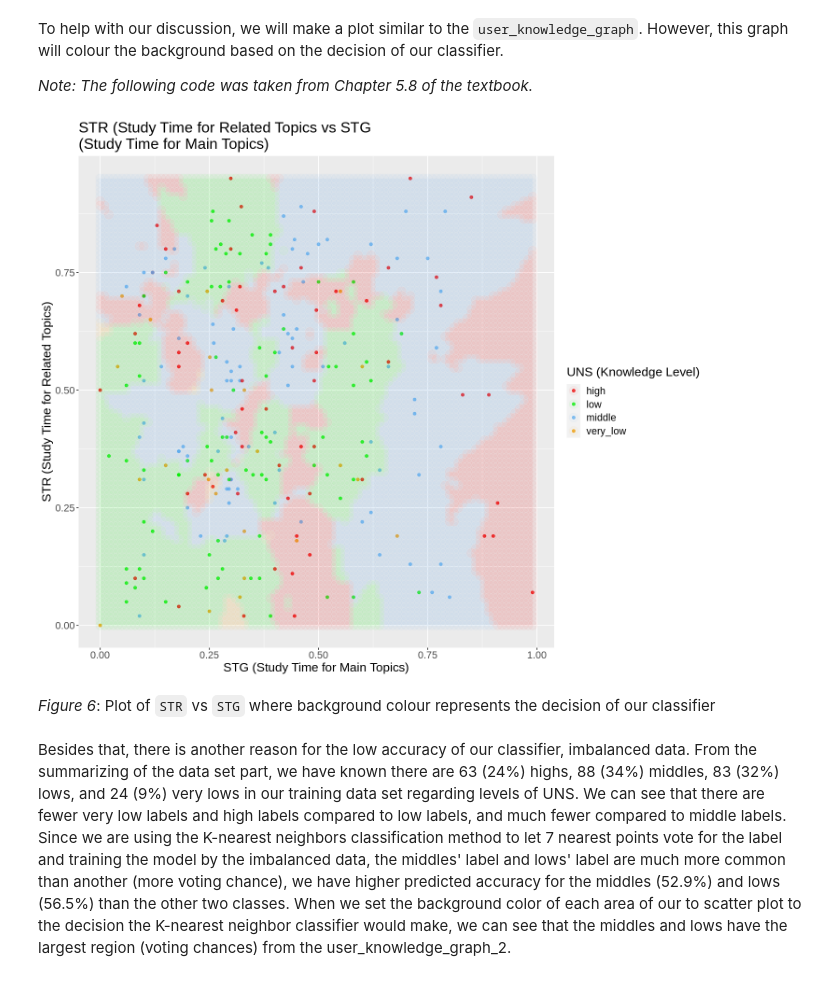
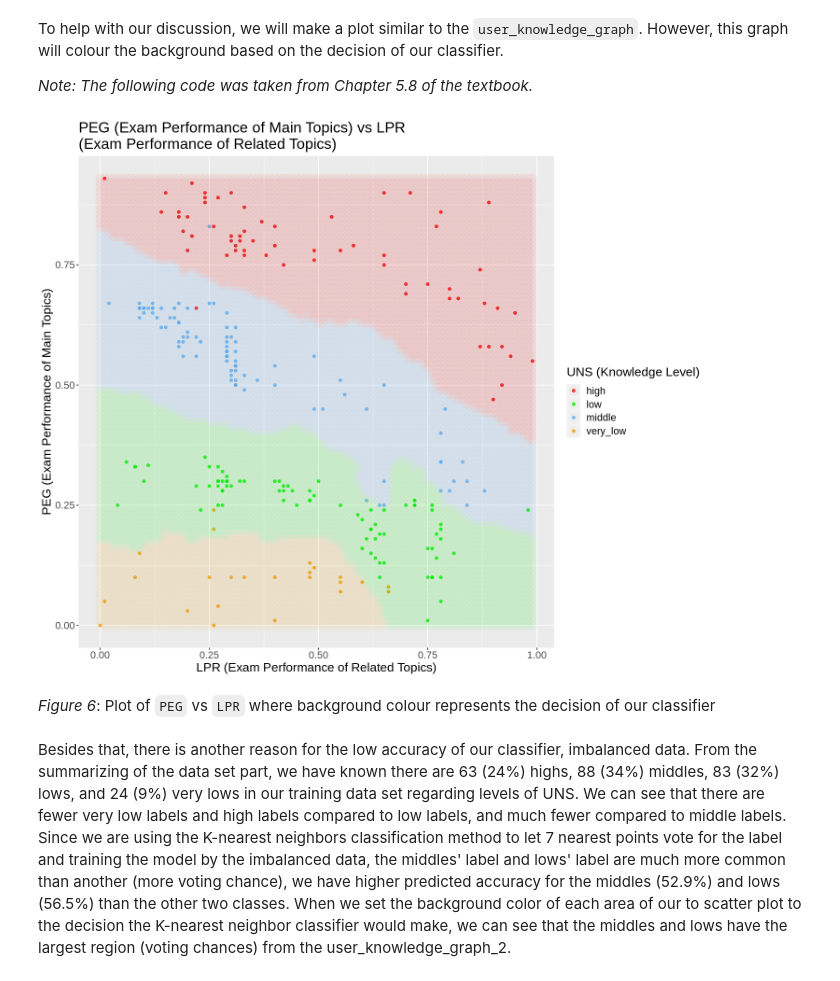
Before and after one commit to Wills-Hao/DSCI-100-project, a Jupyter notebook: group_project_final.ipynb, the cells around one changed output. Saved outputs shown, nothing was run; the diff lists cells and outputs as text; code cells hidden in the pictures.

```diff
--- a/group_project_final.ipynb
+++ b/group_project_final.ipynb
@@ -599,45 +599,45 @@ To help with our discussion, we will make a plot similar to the `user_knowledge_
 # %%
 options(repr.plot.width = 12, repr.plot.height = 10)
 
-are_grid <- seq(min(user_knowledge$STG),
-                max(user_knowledge$STG),
+are_grid <- seq(min(user_knowledge$LPR),
+                max(user_knowledge$LPR),
                 length.out = 100)
 
-smo_grid <- seq(min(user_knowledge$STR),
-                max(user_knowledge$STR),
+smo_grid <- seq(min(user_knowledge$PEG),
+                max(user_knowledge$PEG),
                 length.out = 100)
 
-asgrid <- as_tibble(expand.grid(STG = are_grid,
-                                STR = smo_grid))
+asgrid <- as_tibble(expand.grid(LPR = are_grid,
+                                PEG = smo_grid))
 
 knnPredGrid <- predict(user_knowledge_fit, asgrid)
 
 prediction_table <- bind_cols(knnPredGrid, asgrid) %>%
   rename(UNS = .pred_class)
 
 user_knowledge_graph_2 <- ggplot() +
     geom_point(data = user_knowledge,
-               mapping = aes(x = STG,
-                             y = STR,
+               mapping = aes(x = LPR,
+                             y = PEG,
                              color = UNS),
                alpha = 0.75) +
     geom_point(data = prediction_table,
-               mapping = aes(x = STG,
-                             y = STR,
+               mapping = aes(x = LPR,
+                             y = PEG,
                              color = UNS),
                alpha = 0.04,
                size = 5) +
-    labs(x = "STG (Study Time for Main Topics)", y = "STR (Study Time for Related Topics)", color = "UNS (Knowledge Level)") +
-    ggtitle("STR (Study Time for Related Topics vs STG \n(Study Time for Main Topics)") +
+    labs(x = "LPR (Exam Performance of Related Topics)", y = "PEG (Exam Performance of Main Topics)", color = "UNS (Knowledge Level)") +
+    ggtitle("PEG (Exam Performance of Main Topics) vs LPR \n(Exam Performance of Related Topics)") +
     scale_color_manual(labels = c("high", "low", "middle", "very_low"),
                        values = c("red2", "green2", "steelblue2", "orange2")) +
     theme(text = element_text(size = 16))
 
 user_knowledge_graph_2
 # %% [output]
-[figure, old version]
+[figure, new version]
 # %% [markdown]
-*Figure 6*: Plot of `STR` vs `STG` where background colour represents the decision of our classifier
+*Figure 6*: Plot of `PEG` vs `LPR` where background colour represents the decision of our classifier
 # %% [markdown]
 Besides that, there is another reason for the low accuracy of our classifier, imbalanced data. From the summarizing of the data set part, we have known there are 63 (24%) highs, 88 (34%) middles, 83 (32%) lows, and 24 (9%) very lows in our training data set regarding levels of UNS. We can see that there are fewer very low labels and high labels compared to low labels, and much fewer compared to middle labels. Since we are using the K-nearest neighbors classification method to let 7 nearest points vote for the label and training the model by the imbalanced data, the middles' label and lows' label are much more common than another (more voting chance), we have higher predicted accuracy for the middles (52.9%) and lows (56.5%) than the other two classes. When we set the background color of each area of our to scatter plot to the decision the K-nearest neighbor classifier would make, we can see that the middles and lows have the largest region (voting chances) from the user_knowledge_graph_2.
 # %% [markdown]
```
